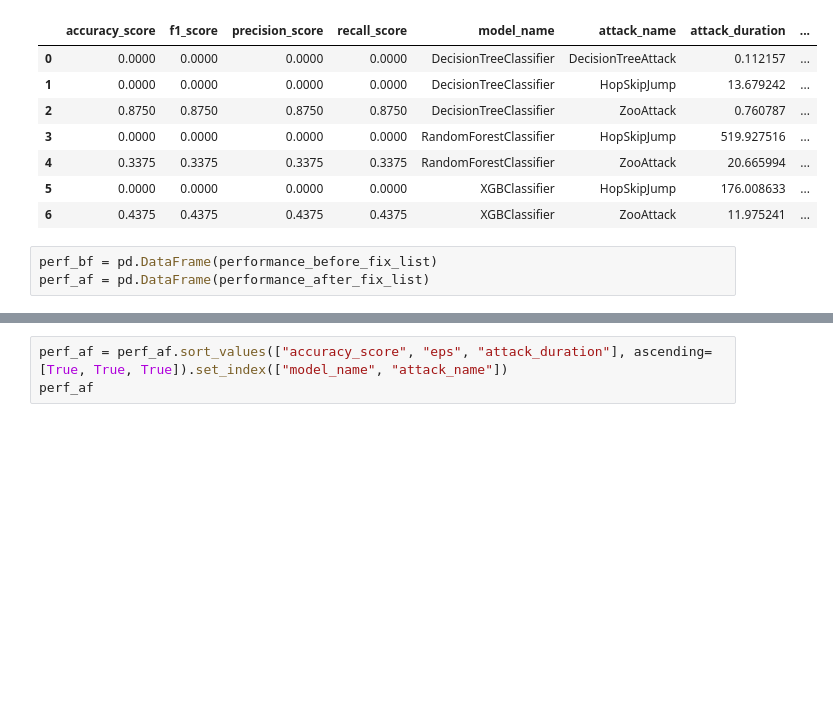
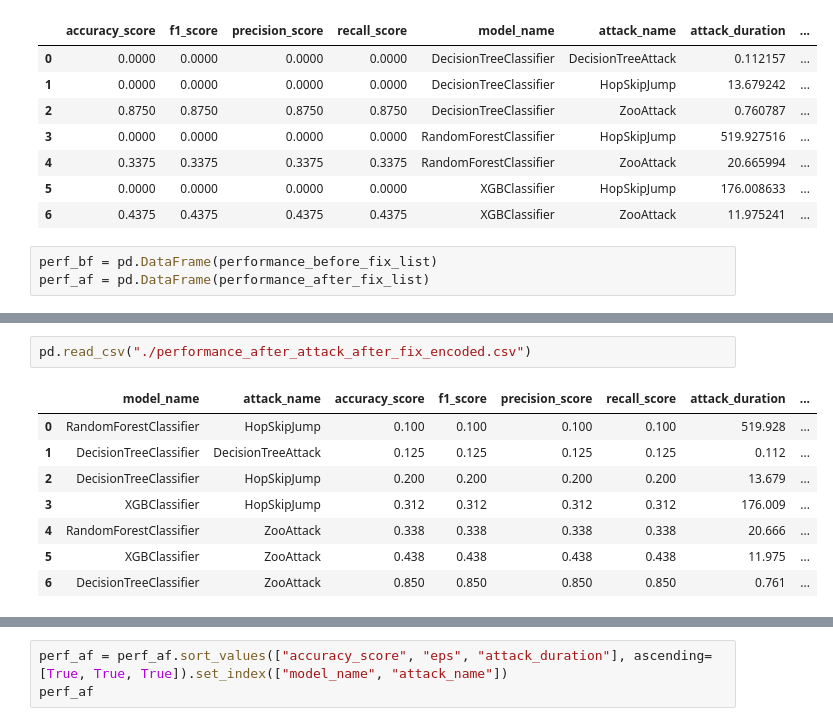
Before and after one commit to nigiva/lre-adversarial-ml-ugr16, a Jupyter notebook: adversarial/adversarial.ipynb, the cells around one changed output, grey strips where cells are left out. Drawn from its saved outputs; the diff is of its cells as text; blank space fills up the shorter version.

```diff
--- a/adversarial/adversarial.ipynb
+++ b/adversarial/adversarial.ipynb
@@ -445 +459,12 @@ perf_af = pd.DataFrame(performance_after_fix_list)
+# %%
+pd.read_csv("./performance_after_attack_after_fix_encoded.csv")
+# %% [output]
+|  | model_name | attack_name | accuracy_score | f1_score | precision_score | recall_score | attack_duration | ... |
+| 0 | RandomForestClassifier | HopSkipJump | 0.100 | 0.100 | 0.100 | 0.100 | 519.928 | ... |
+| 1 | DecisionTreeClassifier | DecisionTreeAttack | 0.125 | 0.125 | 0.125 | 0.125 | 0.112 | ... |
+| 2 | DecisionTreeClassifier | HopSkipJump | 0.200 | 0.200 | 0.200 | 0.200 | 13.679 | ... |
+| 3 | XGBClassifier | HopSkipJump | 0.312 | 0.312 | 0.312 | 0.312 | 176.009 | ... |
+| 4 | RandomForestClassifier | ZooAttack | 0.338 | 0.338 | 0.338 | 0.338 | 20.666 | ... |
+| 5 | XGBClassifier | ZooAttack | 0.438 | 0.438 | 0.438 | 0.438 | 11.975 | ... |
+| 6 | DecisionTreeClassifier | ZooAttack | 0.850 | 0.850 | 0.850 | 0.850 | 0.761 | ... |
 # %%
```
Also changed, not shown: parts of 3 cells of this notebook, 2 other files.
